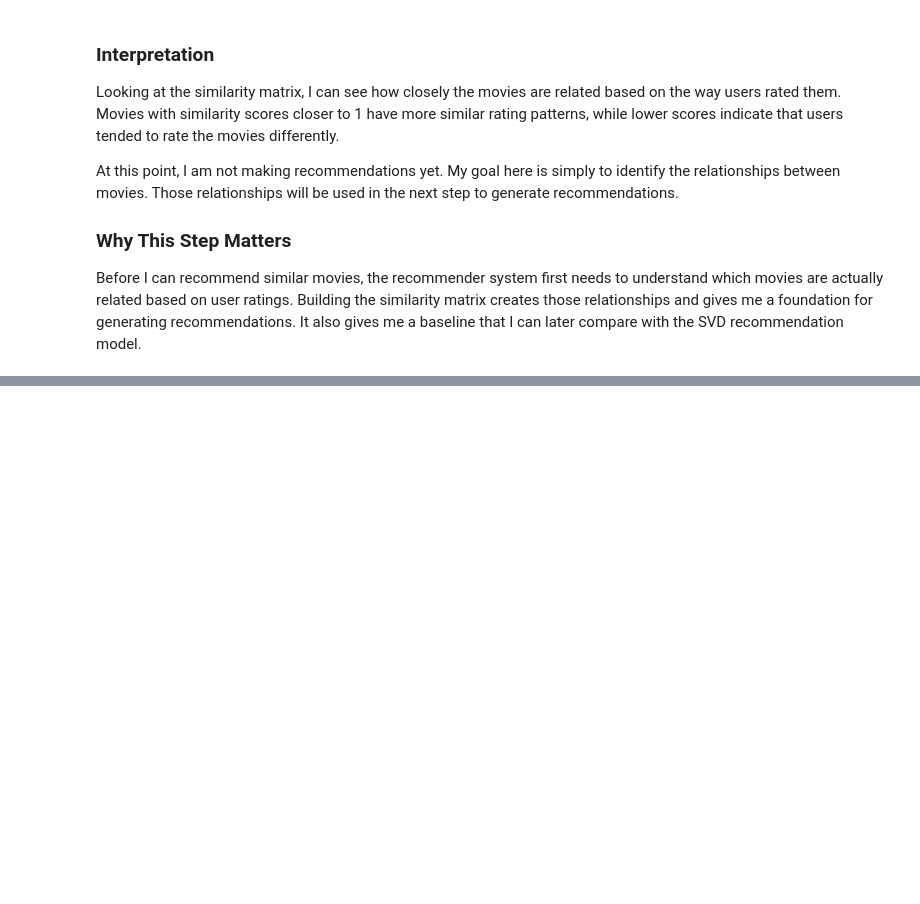
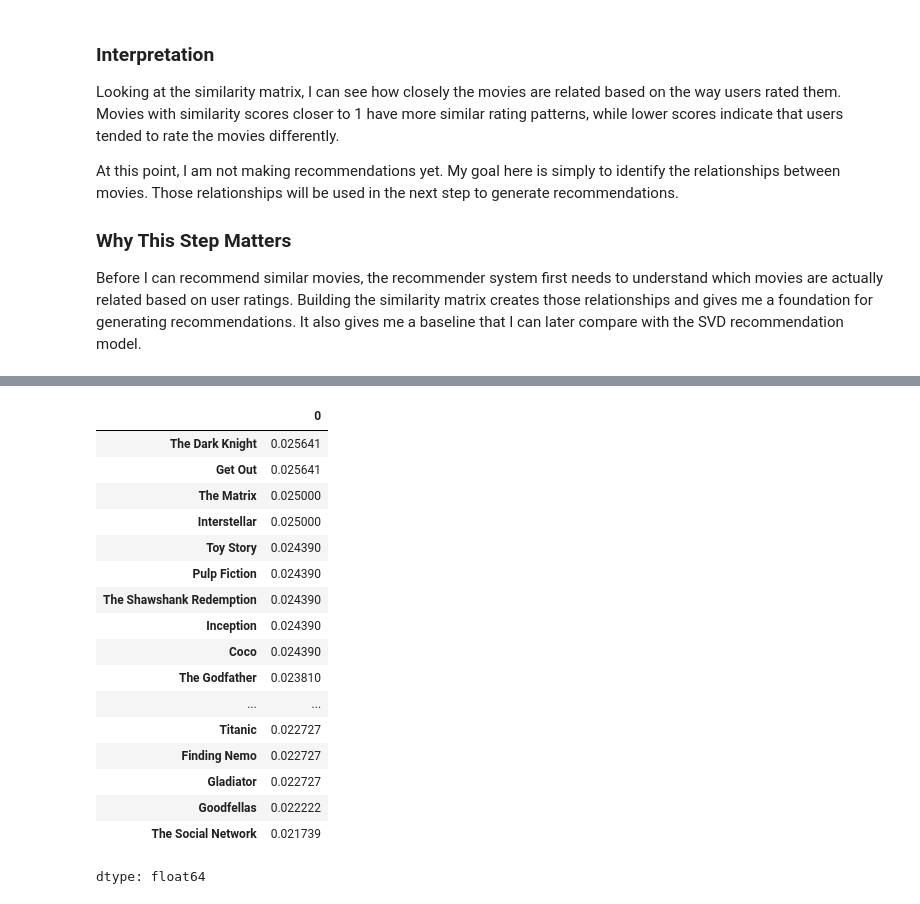
Before and after one commit to klkid969/DATA612_Project_4_Accuracy_and_Beyond, a Jupyter notebook: DATA612_Project_4_Accuracy_and_Beyond.ipynb, the cells around one changed output, grey strips where cells are left out. Drawn from its saved outputs; the diff is of its cells as text; code cells hidden in the pictures; blank space fills up the shorter version.

```diff
--- a/DATA612_Project_4_Accuracy_and_Beyond.ipynb
+++ b/DATA612_Project_4_Accuracy_and_Beyond.ipynb
@@ -176,0 +376,28 @@ Before I can recommend similar movies, the recommender system first needs to und
+# %%
+# Count how many ratings each movie received
+movie_popularity = ratings.count()
+
+# Calculate a novelty score
+novelty_score = 1 / movie_popularity
+
+# Display the novelty scores
+novelty_score.sort_values(ascending=False)
+# %% [output]
+|  | 0 |
+| The Dark Knight | 0.025641 |
+| Get Out | 0.025641 |
+| The Matrix | 0.025000 |
+| Interstellar | 0.025000 |
+| Toy Story | 0.024390 |
+| Pulp Fiction | 0.024390 |
+| The Shawshank Redemption | 0.024390 |
+| Inception | 0.024390 |
+| Coco | 0.024390 |
+| The Godfather | 0.023810 |
+| ... | ... |
+| Titanic | 0.022727 |
+| Finding Nemo | 0.022727 |
+| Gladiator | 0.022727 |
+| Goodfellas | 0.022222 |
+| The Social Network | 0.021739 |
+dtype: float64
```
Also changed, not shown: parts of 27 cells of this notebook.
